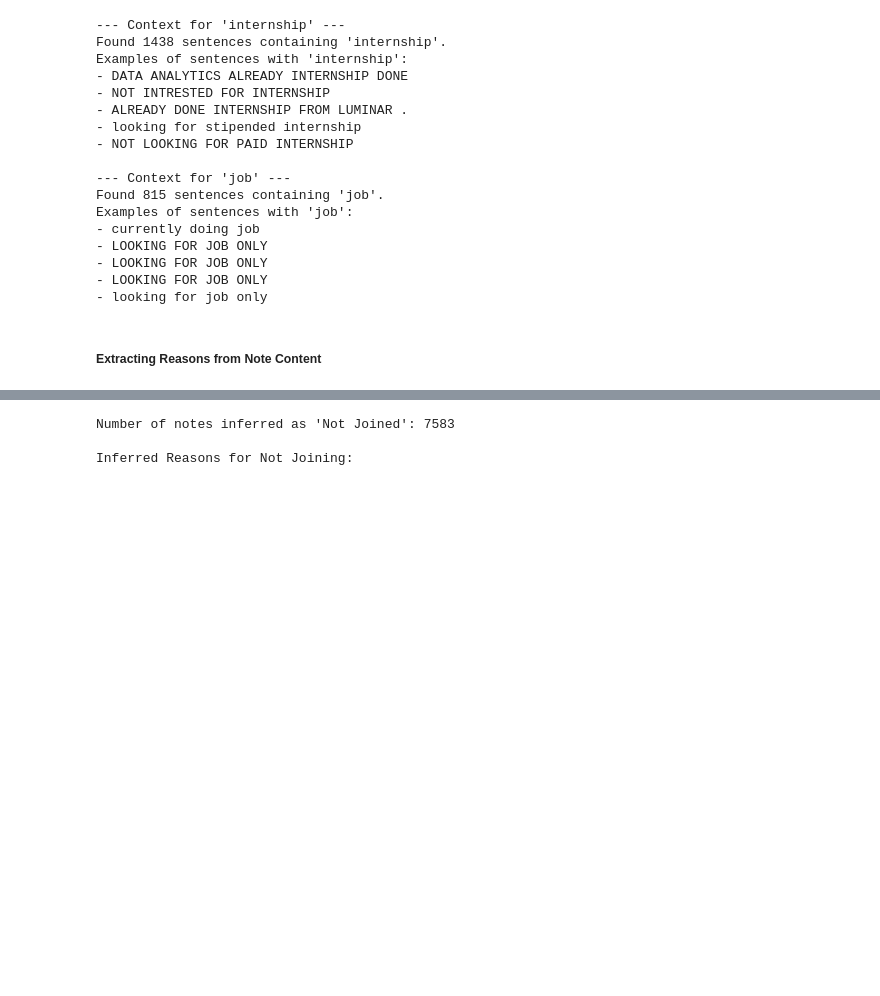
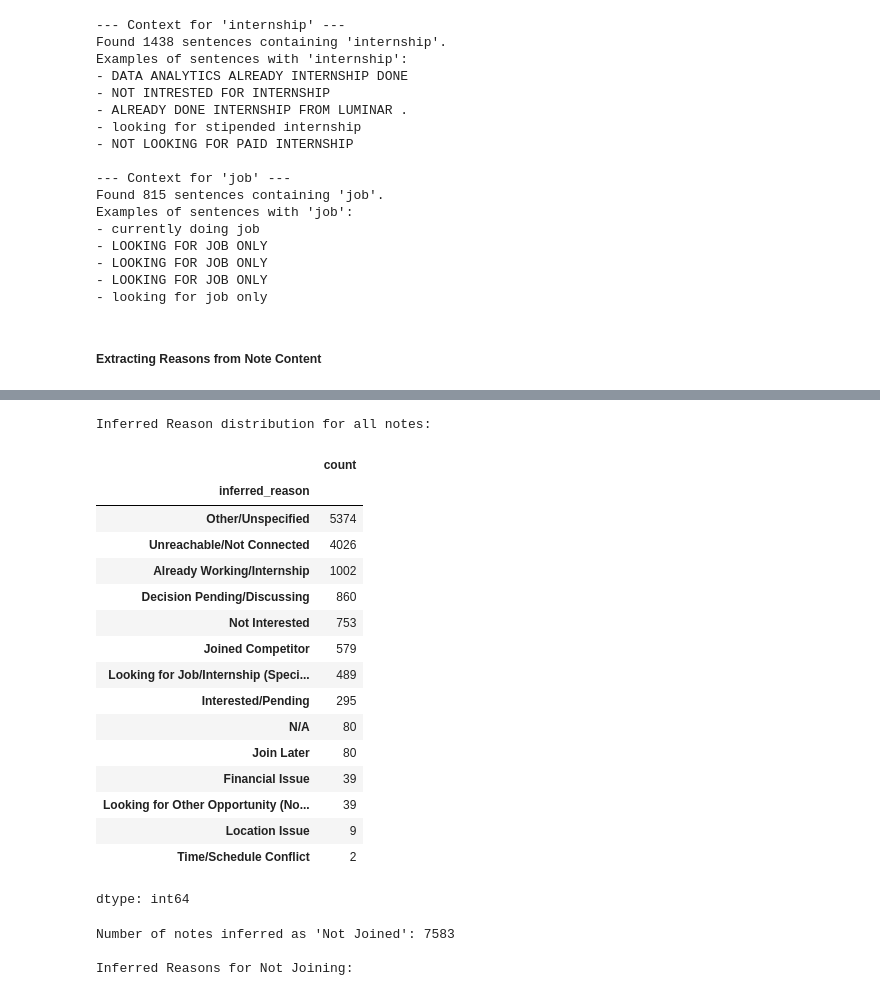
Before and after one commit to eldhosekroy/churn_prediction, a Jupyter notebook: Churn_data.ipynb, the cells around one changed output, grey strips where cells are left out. Drawn from its saved outputs; the diff is of its cells as text; code cells hidden in the pictures; blank space fills up the shorter version.

```diff
--- a/Churn_data.ipynb
+++ b/Churn_data.ipynb
@@ -1171,3 +1198,25 @@ dtype: int64
+# %%
+print("\nInferred Reason distribution for all notes:")
+display(notes['inferred_reason'].value_counts())
+# %% [output]
+Inferred Reason distribution for all notes:
+|  | count |
+| inferred_reason |  |
+| Other/Unspecified | 5374 |
+| Unreachable/Not Connected | 4026 |
+| Already Working/Internship | 1002 |
+| Decision Pending/Discussing | 860 |
+| Not Interested | 753 |
+| Joined Competitor | 579 |
+| Looking for Job/Internship (Speci... | 489 |
+| Interested/Pending | 295 |
+| N/A | 80 |
+| Join Later | 80 |
+| Financial Issue | 39 |
+| Looking for Other Opportunity (No... | 39 |
+| Location Issue | 9 |
+| Time/Schedule Conflict | 2 |
+dtype: int64
 # %%
 notes_non_joiners_inferred = notes[notes['inferred_status'] == 'Not Joined'].copy()
 
```
Also changed, not shown: parts of 2 cells of this notebook.
